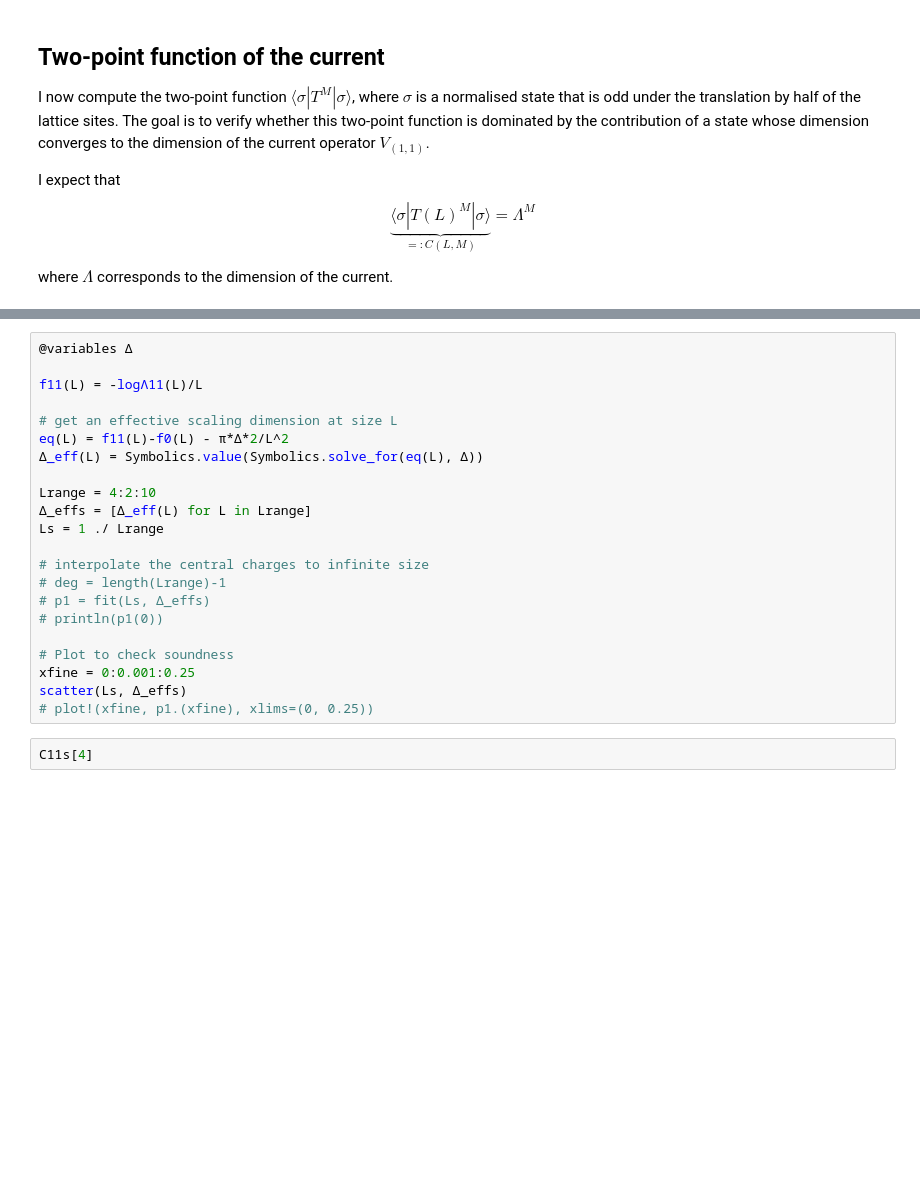
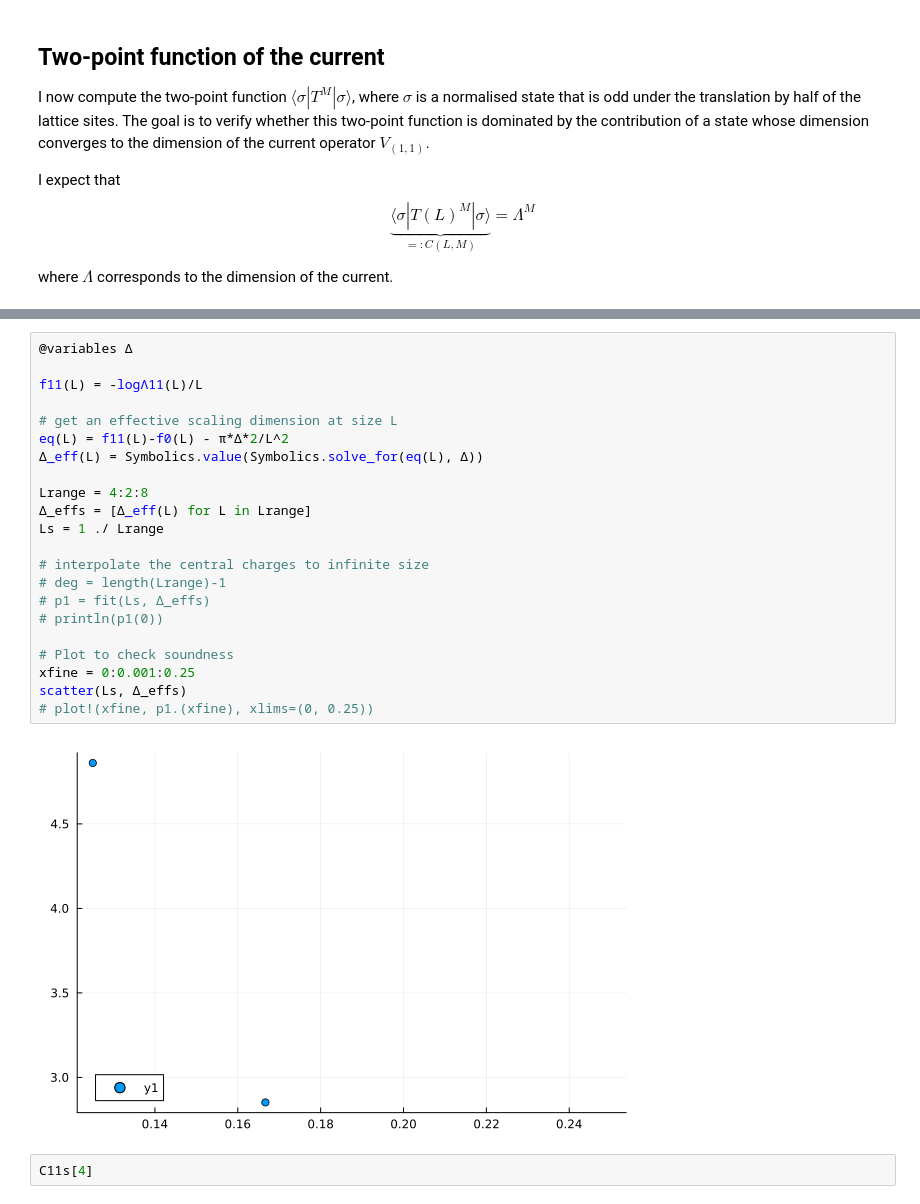
Before and after one commit to Paul-Roux-Phys/3pt-functions-loop-models, a Jupyter notebook: On_loops/results/extrapolate.ipynb, the cells around one changed output, grey strips where cells are left out. Cells and saved outputs as stored; diff of their text form; blank space fills up the shorter version.

```diff
--- a/On_loops/results/extrapolate.ipynb
+++ b/On_loops/results/extrapolate.ipynb
@@ -159,25 +181,27 @@ println(logΛ11(10)) # check that the import went smoothly
 # %%
 @variables Δ
 
 f11(L) = -logΛ11(L)/L
 
 # get an effective scaling dimension at size L
 eq(L) = f11(L)-f0(L) - π*Δ*2/L^2
 Δ_eff(L) = Symbolics.value(Symbolics.solve_for(eq(L), Δ))
 
-Lrange = 4:2:10
+Lrange = 4:2:8
 Δ_effs = [Δ_eff(L) for L in Lrange]
 Ls = 1 ./ Lrange
 
 # interpolate the central charges to infinite size
 # deg = length(Lrange)-1
 # p1 = fit(Ls, Δ_effs)
 # println(p1(0))
 
 # Plot to check soundness
 xfine = 0:0.001:0.25
 scatter(Ls, Δ_effs)
 # plot!(xfine, p1.(xfine), xlims=(0, 0.25))
+# %% [output]
+[figure, added]
 # %%
 C11s[4]
 # %%
```
Also changed, not shown: parts of 10 cells of this notebook, 4 other files.
